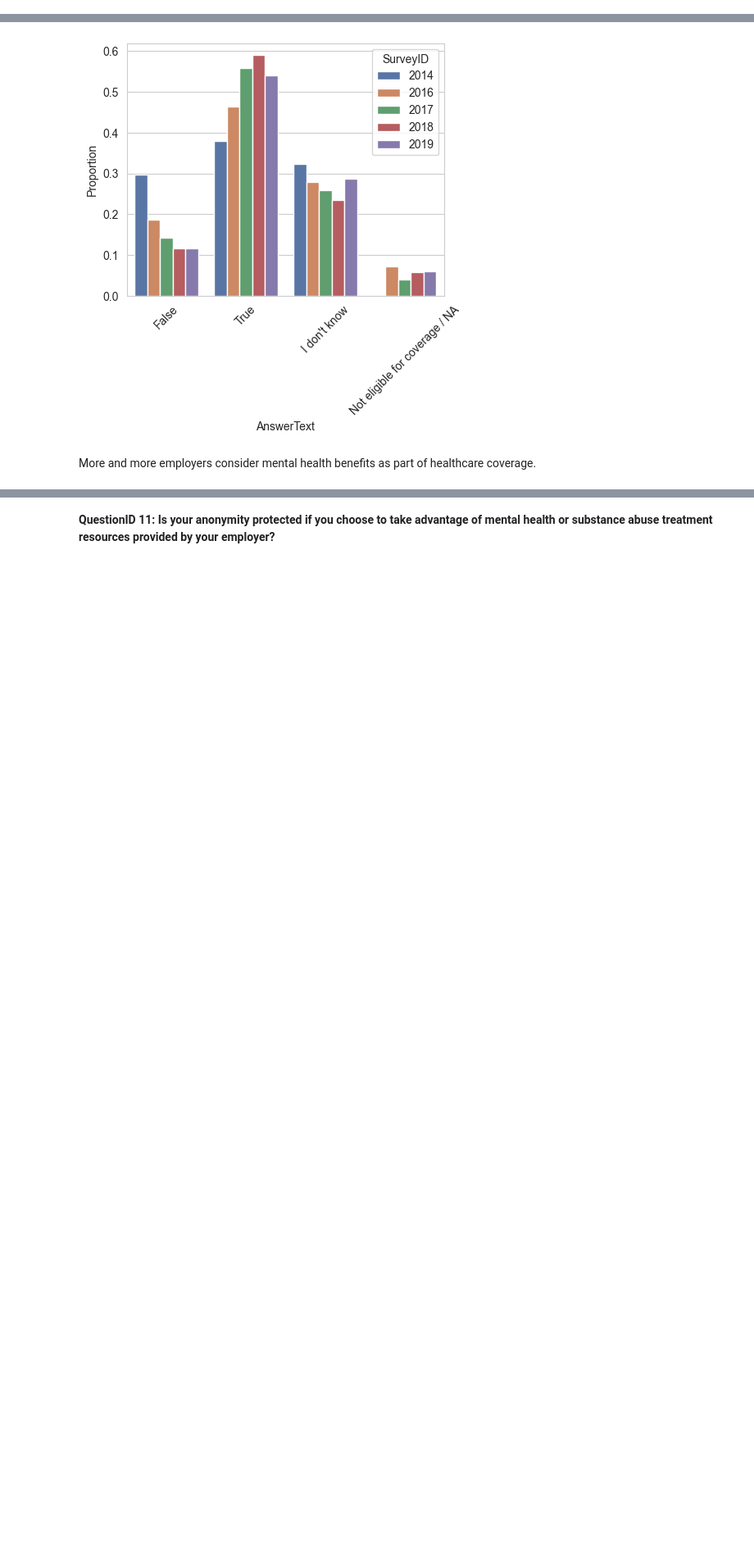
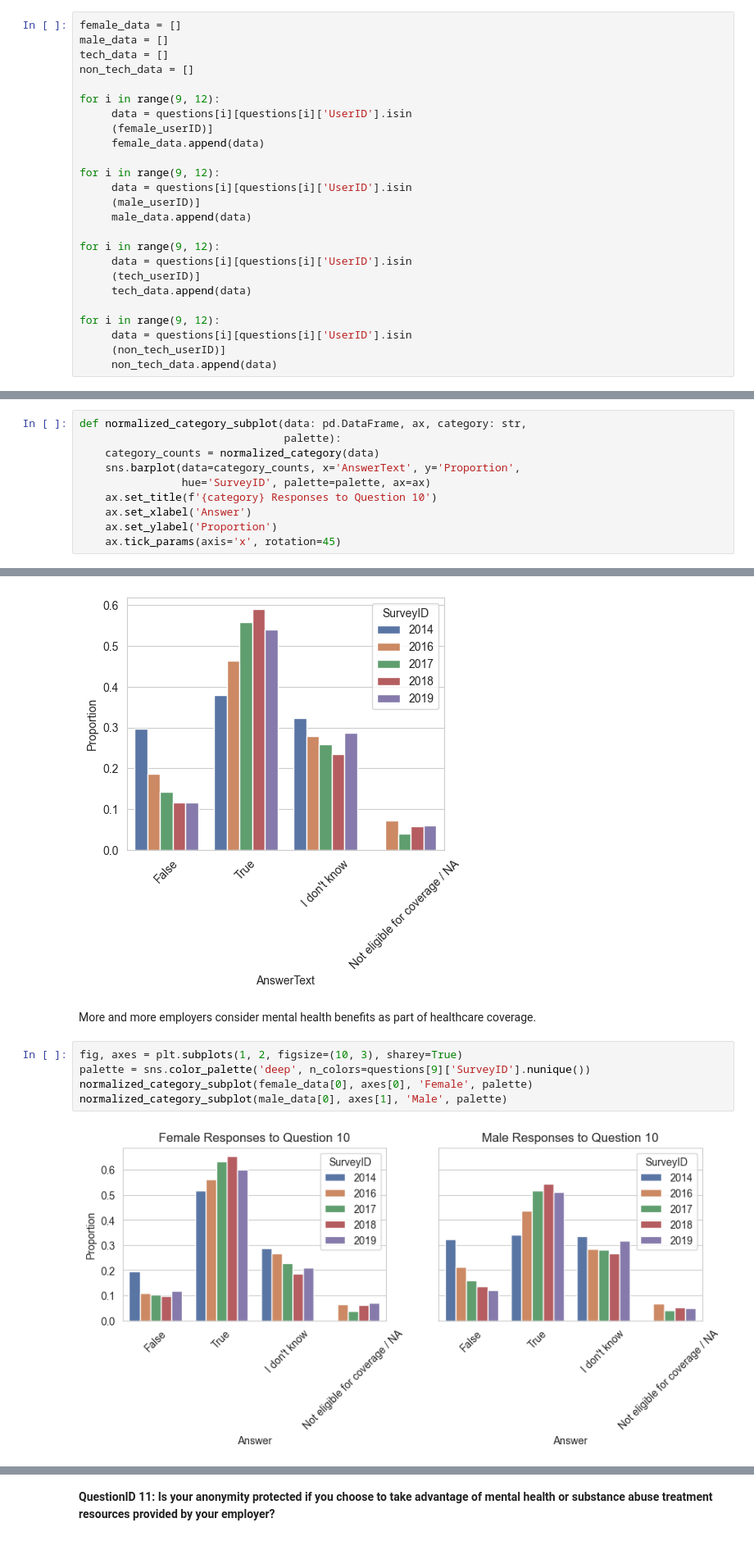
Before and after one commit to CelineChiLamNg/tech_mental_health, a Jupyter notebook: mental_health_tech.ipynb, the cells around one changed output, grey strips where cells are left out. Shown: that part at 82% size. Cells and saved outputs as stored; diff of their text form; blank space fills up the shorter version.

Commit message:
category

```diff
--- a/mental_health_tech.ipynb
+++ b/mental_health_tech.ipynb
@@ -1169,0 +1182,25 @@ example, if the proportion value is 0.3, it is 30% of available data only.*
+# %%
+female_data = []
+male_data = []
+tech_data = []
+non_tech_data = []
+
+for i in range(9, 12):
+     data = questions[i][questions[i]['UserID'].isin
+     (female_userID)]
+     female_data.append(data)
+
+for i in range(9, 12):
+     data = questions[i][questions[i]['UserID'].isin
+     (male_userID)]
+     male_data.append(data)
+
+for i in range(9, 12):
+     data = questions[i][questions[i]['UserID'].isin
+     (tech_userID)]
+     tech_data.append(data)
+
+for i in range(9, 12):
+     data = questions[i][questions[i]['UserID'].isin
+     (non_tech_userID)]
+     non_tech_data.append(data)
@@ -1170,3 +1209,13 @@ example, if the proportion value is 0.3, it is 30% of available data only.*
+# %%
+def normalized_category_subplot(data: pd.DataFrame, ax, category: str,
+                                palette):
+    category_counts = normalized_category(data)
+    sns.barplot(data=category_counts, x='AnswerText', y='Proportion',
+                hue='SurveyID', palette=palette, ax=ax)
+    ax.set_title(f'{category} Responses to Question 10')
+    ax.set_xlabel('Answer')
+    ax.set_ylabel('Proportion')
+    ax.tick_params(axis='x', rotation=45)
 # %% [markdown]
 **QuestionID 10: Does your employer provide mental health benefits as part
 of healthcare coverage?**
@@ -1189,3 +1238,10 @@ plt.xticks(rotation=45)
 # %% [markdown]
 More and more employers consider mental health benefits as part of
 healthcare coverage.
+# %%
+fig, axes = plt.subplots(1, 2, figsize=(10, 3), sharey=True)
+palette = sns.color_palette('deep', n_colors=questions[9]['SurveyID'].nunique())
+normalized_category_subplot(female_data[0], axes[0], 'Female', palette)
+normalized_category_subplot(male_data[0], axes[1], 'Male', palette)
+# %% [output]
+[figure, added]
```
Also changed, not shown: parts of 15 cells of this notebook, 1 other file.
